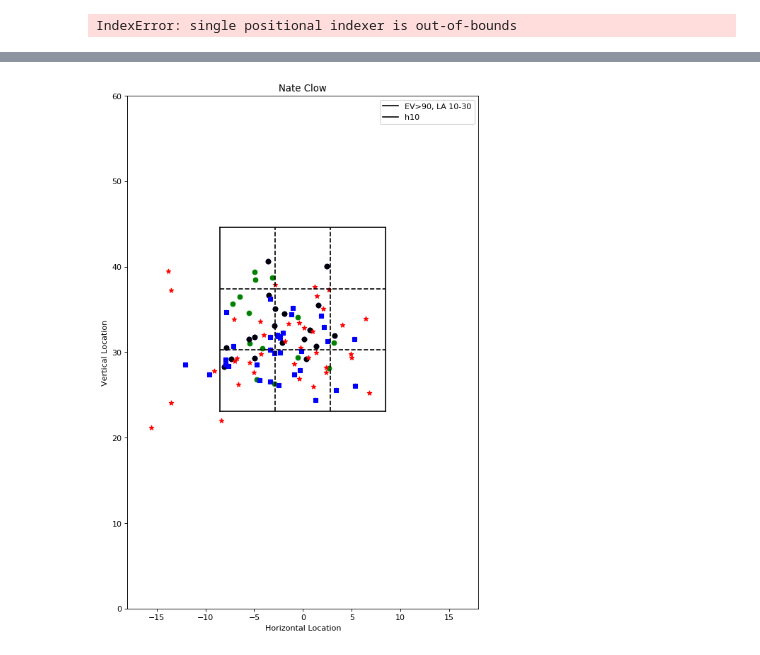
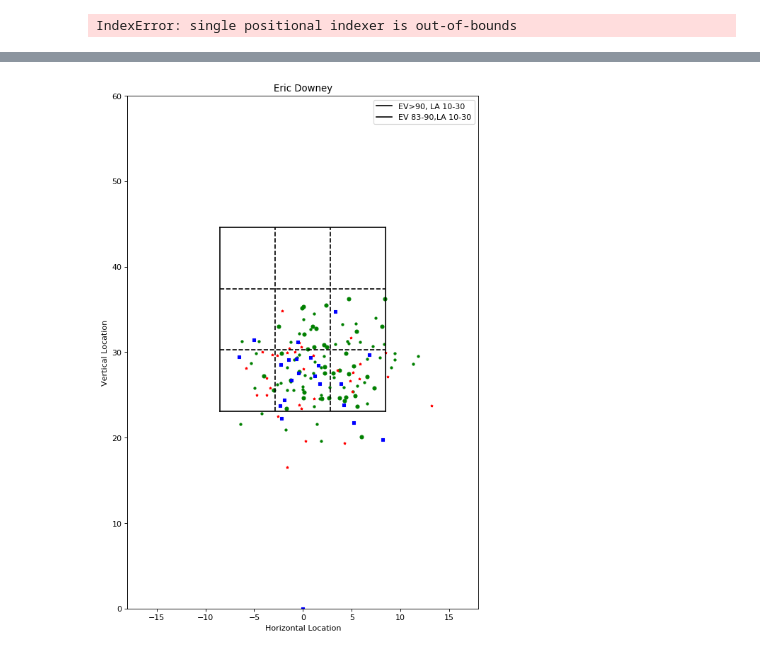
Before and after one commit to sumairshah/Driveline-Hitters, a Jupyter notebook: hitters2.ipynb, the cells around one changed output, grey strips where cells are left out. Saved outputs shown, nothing was run; the diff lists cells and outputs as text; code cells hidden in the pictures.

Commit message:
adding legend

```diff
--- a/hitters2.ipynb
+++ b/hitters2.ipynb
@@ -308,14 +372,15 @@ def analyze(hx2,username,date1,date2,v1,v2):
     h10 = h1[h1.Velo>85]
     #x = hnew.X
     #y=hnew.Y
-    plt.scatter(h00.X,h00.Y, c='g', label='EV>90, LA 10-30')
-    plt.scatter(h01.X, h01.Y, c ='blue')
-    plt.scatter(h01.X, h01.Y, c='black')
-    plt.scatter(h1.X,h1.Y,c='r', marker='*')
-    plt.scatter(h10.X,h10.Y,c='blue', marker='s')
+    plt.scatter(h00.X,h00.Y, c='g',s=20, label='EV>90, LA 10-30')
+    plt.scatter(h01.X, h01.Y, c ='g',s=8,label='EV 83-90,LA 10-30')
+    #plt.scatter(h01.X, h01.Y, c='black', s=8)
+    plt.scatter(h02.X, h02.Y, c='g', s=8)
+    plt.scatter(h1.X,h1.Y,c='r', s=8, marker='*')
+    plt.scatter(h10.X,h10.Y,c='blue',s=8, marker='s')
     plt.xlabel('Horizontal Location' )
     plt.ylabel('Vertical Location')
     plt.title(username)
 
     #return hnew
-    plt.legend([ 'EV>90, LA 10-30','h10'],loc=0)
+    plt.legend([ 'EV>90, LA 10-30','EV 83-90,LA 10-30'],loc=0)
@@ -324,7 +407,7 @@ def analyze(hx2,username,date1,date2,v1,v2):
 # %%
-analyze(hx2,'Nate Clow','11/22/18','12/3/18',60,90)
+analyze(hx2,'Eric Downey','11/22/18','12/3/18',60,90)
 # %% [output]
-[figure, old version]
+[figure, new version]
 # %%
 hx2.head()
 # %%
```
Also changed, not shown: parts of 13 cells of this notebook.
